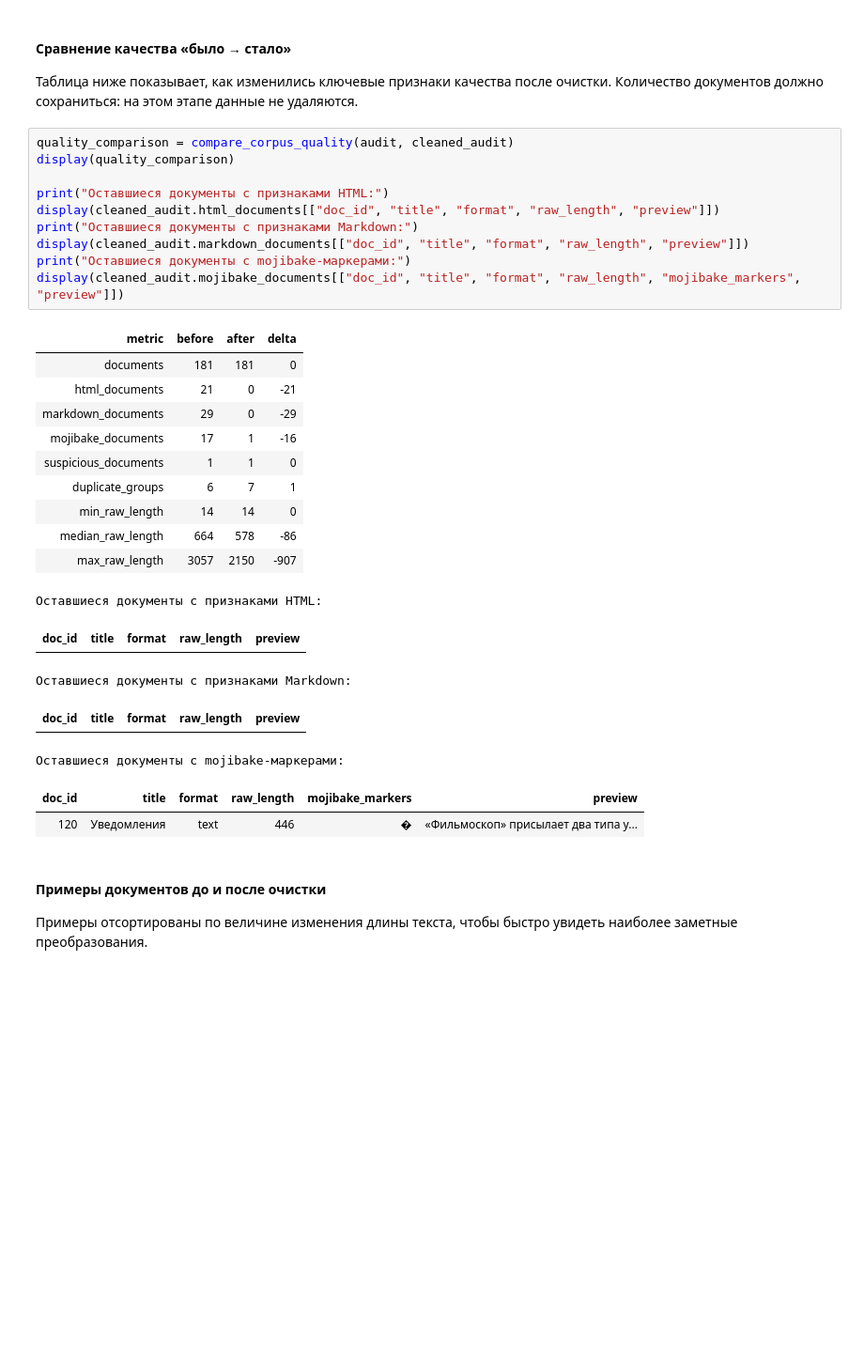
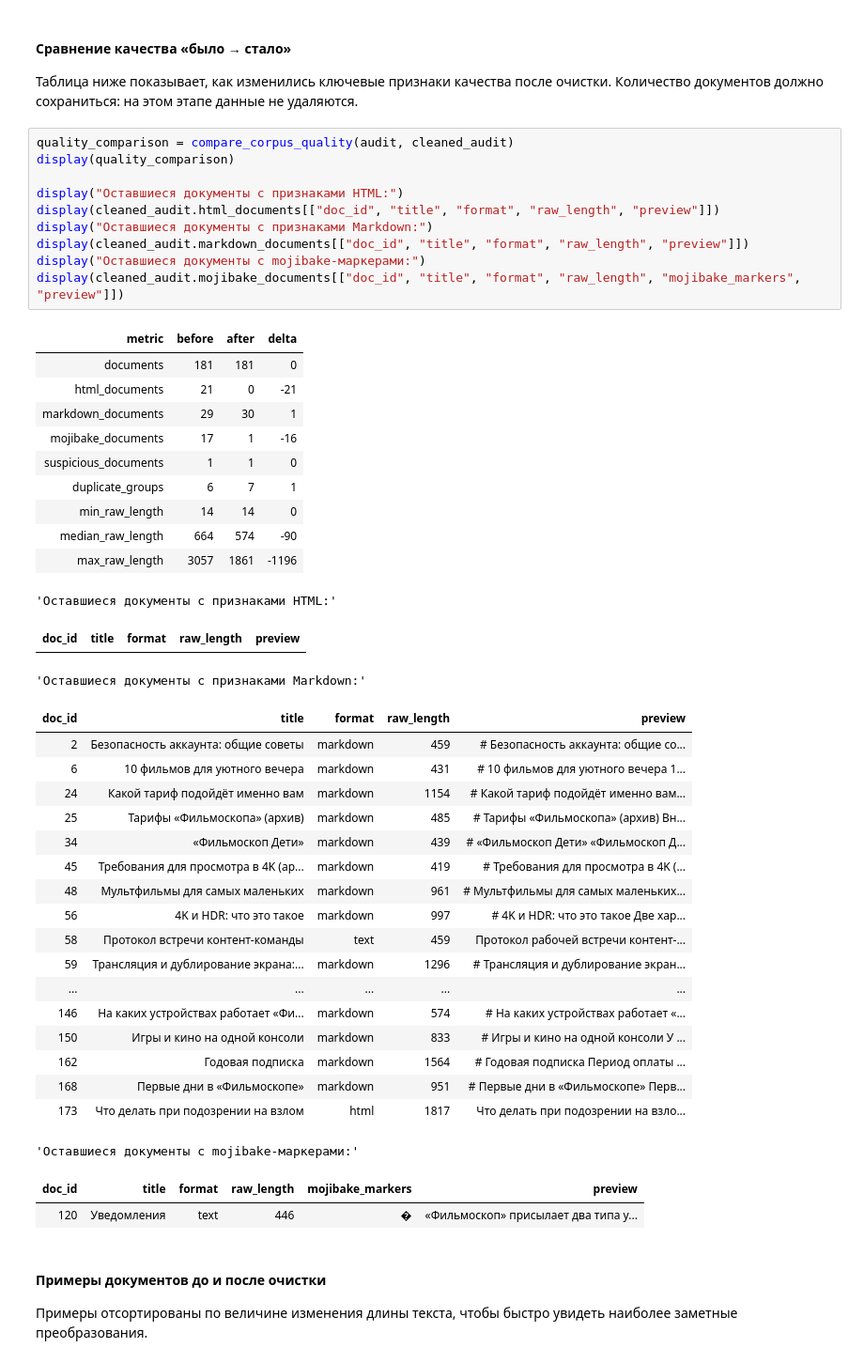
Before and after one commit to IlyaEmelin/ai-agent.rag-system, a Jupyter notebook: notebooks/rag_filmoskop_project.ipynb, the cells around one changed output. Shown at 94% size. Saved outputs shown, nothing was run; the diff lists cells and outputs as text; blank space fills up the shorter version.

```diff
--- a/notebooks/rag_filmoskop_project.ipynb
+++ b/notebooks/rag_filmoskop_project.ipynb
@@ -226,29 +237,45 @@ display(build_cleaning_operations_table(cleaned_results))
 # %%
 quality_comparison = compare_corpus_quality(audit, cleaned_audit)
 display(quality_comparison)
 
-print("Оставшиеся документы с признаками HTML:")
+display("Оставшиеся документы с признаками HTML:")
 display(cleaned_audit.html_documents[["doc_id", "title", "format", "raw_length", "preview"]])
-print("Оставшиеся документы с признаками Markdown:")
+display("Оставшиеся документы с признаками Markdown:")
 display(cleaned_audit.markdown_documents[["doc_id", "title", "format", "raw_length", "preview"]])
-print("Оставшиеся документы с mojibake-маркерами:")
+display("Оставшиеся документы с mojibake-маркерами:")
 display(cleaned_audit.mojibake_documents[["doc_id", "title", "format", "raw_length", "mojibake_markers", "preview"]])
 # %% [output]
 | metric | before | after | delta |
 | documents | 181 | 181 | 0 |
 | html_documents | 21 | 0 | -21 |
-| markdown_documents | 29 | 0 | -29 |
+| markdown_documents | 29 | 30 | 1 |
 | mojibake_documents | 17 | 1 | -16 |
 | suspicious_documents | 1 | 1 | 0 |
 | duplicate_groups | 6 | 7 | 1 |
 | min_raw_length | 14 | 14 | 0 |
-| median_raw_length | 664 | 578 | -86 |
-| max_raw_length | 3057 | 2150 | -907 |
+| median_raw_length | 664 | 574 | -90 |
+| max_raw_length | 3057 | 1861 | -1196 |
-Оставшиеся документы с признаками HTML:
+'Оставшиеся документы с признаками HTML:'
 | doc_id | title | format | raw_length | preview |
-Оставшиеся документы с признаками Markdown:
+'Оставшиеся документы с признаками Markdown:'
 | doc_id | title | format | raw_length | preview |
+| 2 | Безопасность аккаунта: общие советы | markdown | 459 | # Безопасность аккаунта: общие со... |
+| 6 | 10 фильмов для уютного вечера | markdown | 431 | # 10 фильмов для уютного вечера 1... |
+| 24 | Какой тариф подойдёт именно вам | markdown | 1154 | # Какой тариф подойдёт именно вам... |
+| 25 | Тарифы «Фильмоскопа» (архив) | markdown | 485 | # Тарифы «Фильмоскопа» (архив) Вн... |
+| 34 | «Фильмоскоп Дети» | markdown | 439 | # «Фильмоскоп Дети» «Фильмоскоп Д... |
+| 45 | Требования для просмотра в 4K (ар... | markdown | 419 | # Требования для просмотра в 4K (... |
+| 48 | Мультфильмы для самых маленьких | markdown | 961 | # Мультфильмы для самых маленьких... |
+| 56 | 4K и HDR: что это такое | markdown | 997 | # 4K и HDR: что это такое Две хар... |
+| 58 | Протокол встречи контент-команды | text | 459 | Протокол рабочей встречи контент-... |
+| 59 | Трансляция и дублирование экрана:... | markdown | 1296 | # Трансляция и дублирование экран... |
+| ... | ... | ... | ... | ... |
+| 146 | На каких устройствах работает «Фи... | markdown | 574 | # На каких устройствах работает «... |
+| 150 | Игры и кино на одной консоли | markdown | 833 | # Игры и кино на одной консоли У ... |
+| 162 | Годовая подписка | markdown | 1564 | # Годовая подписка Период оплаты ... |
+| 168 | Первые дни в «Фильмоскопе» | markdown | 951 | # Первые дни в «Фильмоскопе» Перв... |
+| 173 | Что делать при подозрении на взлом | html | 1817 | Что делать при подозрении на взло... |
-Оставшиеся документы с mojibake-маркерами:
+'Оставшиеся документы с mojibake-маркерами:'
 | doc_id | title | format | raw_length | mojibake_markers | preview |
 | 120 | Уведомления | text | 446 | � | «Фильмоскоп» присылает два типа у... |
 # %% [markdown]
```
Also changed, not shown: parts of 7 cells of this notebook, 4 other files.
